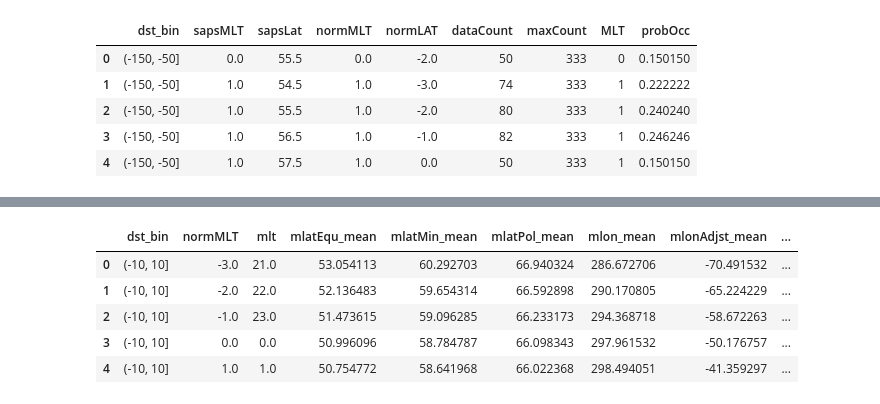
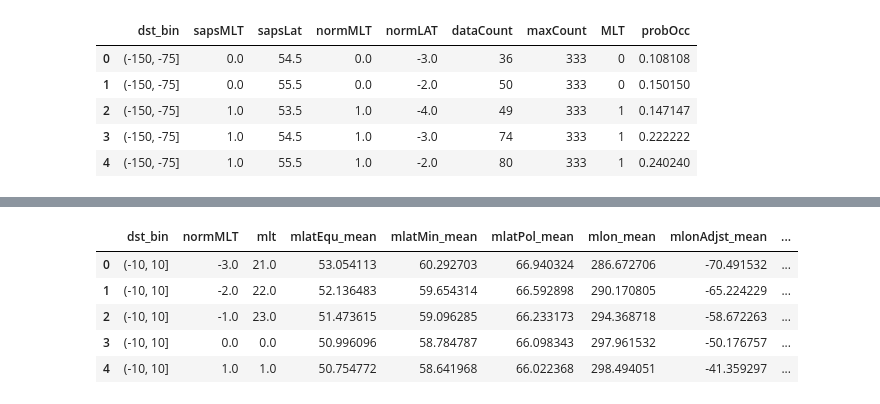
Before and after one commit to bharatreddy/sapstec, a Jupyter notebook: ipy/saps_cmpr_new.ipynb, the cells around one changed output, grey strips where cells are left out. Cells and saved outputs as stored; diff of their text form; code cells hidden in the pictures.

```diff
--- a/ipy/saps_cmpr_new.ipynb
+++ b/ipy/saps_cmpr_new.ipynb
@@ -17,16 +17,17 @@ import feather
 # %%
 #  Here we'll compare SAPS mean location with TEC Boundaries and Min loc!!!
 sapsProbFileName = "../data/sapsProbs.txt"
 sapsProbDF = pandas.read_csv(sapsProbFileName, sep=' ')
 # Discard rows where prob of occ is less than 0.2
-sapsProbDF = sapsProbDF[ sapsProbDF["probOcc"] >= 0.15 ].reset_index(drop=True)
-sapsProbDF['dst_bin'] = sapsProbDF['dst_bin'].replace(['(-150, -75]', '(-75, -50]'], '(-150, -50]')
+sapsProbDF = sapsProbDF[ sapsProbDF["probOcc"] >= 0.1 ].reset_index(drop=True)
+# sapsProbDF['dst_bin'] = sapsProbDF['dst_bin'].replace(['(-150, -75]', '(-75, -50]'], '(-150, -50]')
+sapsProbDF['dst_bin'] = sapsProbDF['dst_bin'].replace(['(-75, -50]'], '(-150, -50]')
 sapsProbDF.head()
 # %% [output]
 |  | dst_bin | sapsMLT | sapsLat | normMLT | normLAT | dataCount | maxCount | MLT | probOcc |
-| 0 | (-150, -50] | 0.0 | 55.5 | 0.0 | -2.0 | 50 | 333 | 0 | 0.150150 |
-| 1 | (-150, -50] | 1.0 | 54.5 | 1.0 | -3.0 | 74 | 333 | 1 | 0.222222 |
-| 2 | (-150, -50] | 1.0 | 55.5 | 1.0 | -2.0 | 80 | 333 | 1 | 0.240240 |
-| 3 | (-150, -50] | 1.0 | 56.5 | 1.0 | -1.0 | 82 | 333 | 1 | 0.246246 |
-| 4 | (-150, -50] | 1.0 | 57.5 | 1.0 | 0.0 | 50 | 333 | 1 | 0.150150 |
+| 0 | (-150, -75] | 0.0 | 54.5 | 0.0 | -3.0 | 36 | 333 | 0 | 0.108108 |
+| 1 | (-150, -75] | 0.0 | 55.5 | 0.0 | -2.0 | 50 | 333 | 0 | 0.150150 |
+| 2 | (-150, -75] | 1.0 | 53.5 | 1.0 | -4.0 | 49 | 333 | 1 | 0.147147 |
+| 3 | (-150, -75] | 1.0 | 54.5 | 1.0 | -3.0 | 74 | 333 | 1 | 0.222222 |
+| 4 | (-150, -75] | 1.0 | 55.5 | 1.0 | -2.0 | 80 | 333 | 1 | 0.240240 |
 # %%
```
Also changed, not shown: parts of 7 cells of this notebook, 8 other files.
